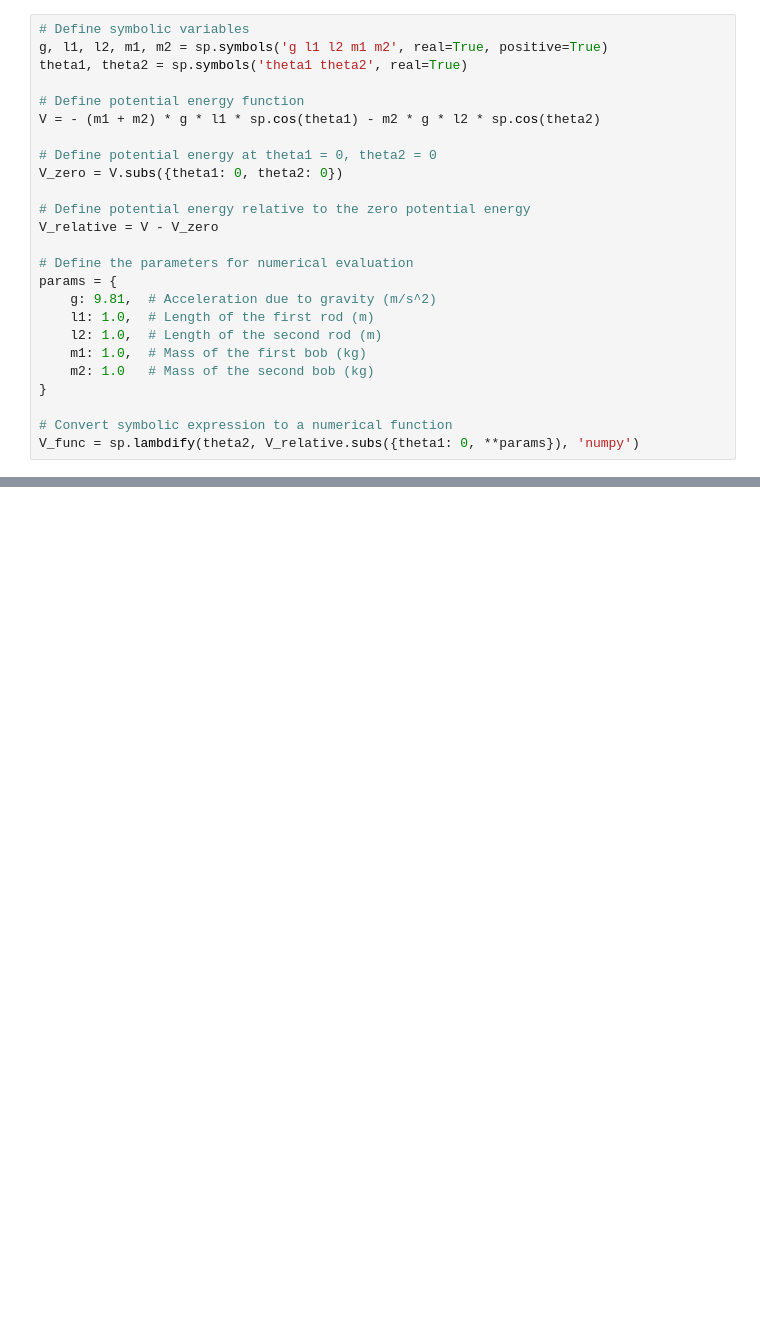
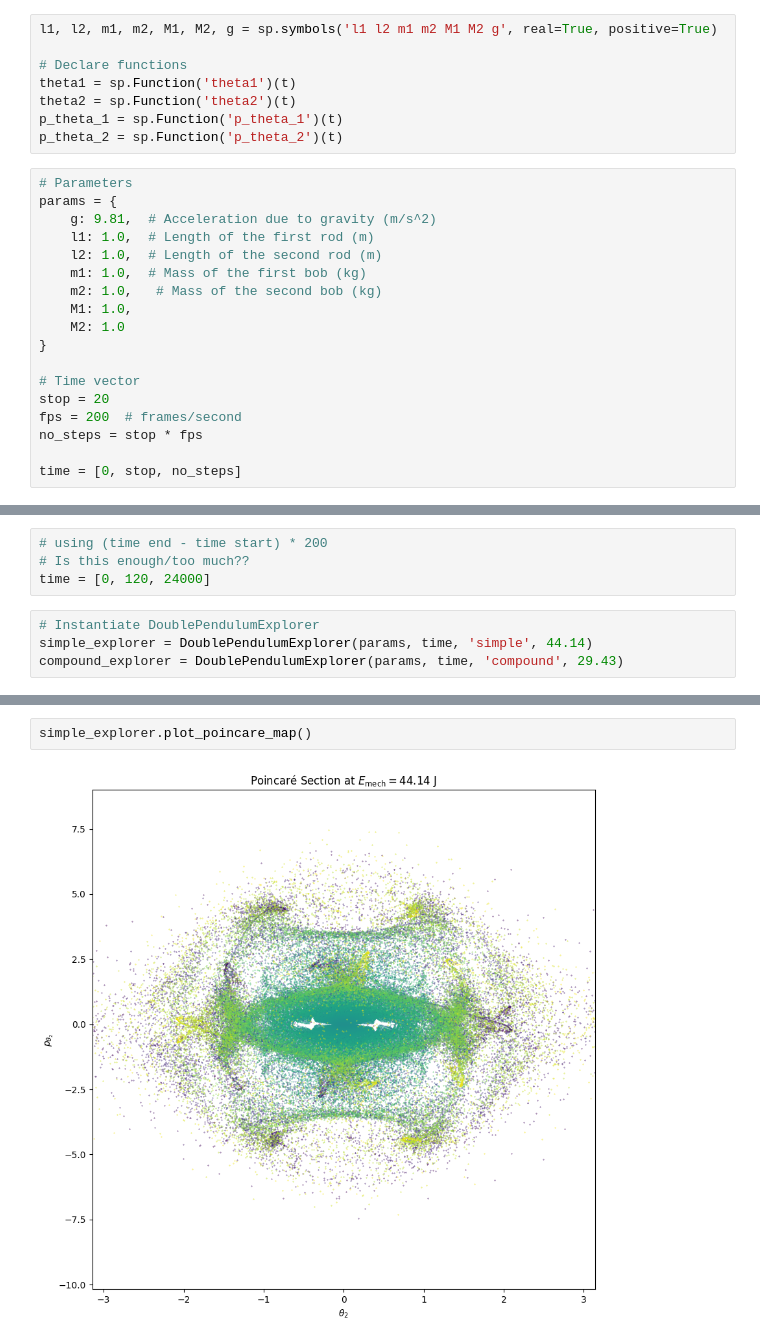
Before and after one commit to pineapple-bois/Double_Pendulum_App_Development, a Jupyter notebook: Notebooks/NewIdeas.ipynb, the cells around one changed output, grey strips where cells are left out. Cells and saved outputs as stored; diff of their text form; blank space fills up the shorter version.

Commit message:
Testing instantiation and Poincaré plots

```diff
--- a/Notebooks/NewIdeas.ipynb
+++ b/Notebooks/NewIdeas.ipynb
@@ -7,25 +14,26 @@ from development.pyscripts.DoublePendulumSubclass import DoublePendulumExplorer
+# %%
+l1, l2, m1, m2, M1, M2, g = sp.symbols('l1 l2 m1 m2 M1 M2 g', real=True, positive=True)
+
+# Declare functions
+theta1 = sp.Function('theta1')(t)
+theta2 = sp.Function('theta2')(t)
+p_theta_1 = sp.Function('p_theta_1')(t)
+p_theta_2 = sp.Function('p_theta_2')(t)
 # %%
-# Define symbolic variables
-g, l1, l2, m1, m2 = sp.symbols('g l1 l2 m1 m2', real=True, positive=True)
-theta1, theta2 = sp.symbols('theta1 theta2', real=True)
-
-# Define potential energy function
-V = - (m1 + m2) * g * l1 * sp.cos(theta1) - m2 * g * l2 * sp.cos(theta2)
-
-# Define potential energy at theta1 = 0, theta2 = 0
-V_zero = V.subs({theta1: 0, theta2: 0})
-
-# Define potential energy relative to the zero potential energy
-V_relative = V - V_zero
-
-# Define the parameters for numerical evaluation
+# Parameters
 params = {
     g: 9.81,  # Acceleration due to gravity (m/s^2)
     l1: 1.0,  # Length of the first rod (m)
     l2: 1.0,  # Length of the second rod (m)
     m1: 1.0,  # Mass of the first bob (kg)
-    m2: 1.0   # Mass of the second bob (kg)
+    m2: 1.0,   # Mass of the second bob (kg)
+    M1: 1.0,
+    M2: 1.0
 }
 
-# Convert symbolic expression to a numerical function
-V_func = sp.lambdify(theta2, V_relative.subs({theta1: 0, **params}), 'numpy')
+# Time vector
+stop = 20
+fps = 200  # frames/second
+no_steps = stop * fps
+
+time = [0, stop, no_steps]
@@ -70,0 +121,8 @@ plt.show()
+# %%
+# using (time end - time start) * 200
+# Is this enough/too much??
+time = [0, 120, 24000]
+# %%
+# Instantiate DoublePendulumExplorer
+simple_explorer = DoublePendulumExplorer(params, time, 'simple', 44.14)
+compound_explorer = DoublePendulumExplorer(params, time, 'compound', 29.43)
@@ -70,0 +224,4 @@ plt.show()
+# %%
+simple_explorer.plot_poincare_map()
+# %% [output]
+[figure, added]
```
Also changed, not shown: parts of 21 cells of this notebook.
